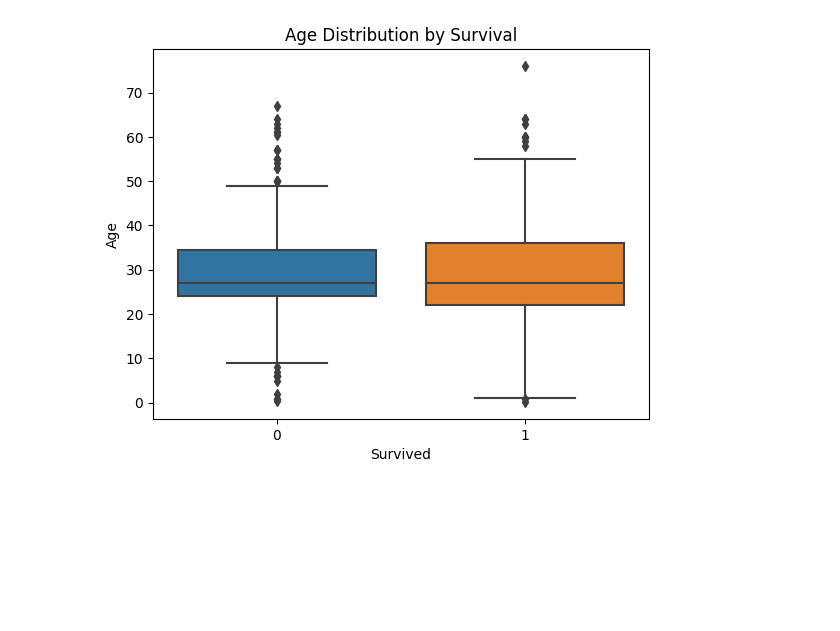
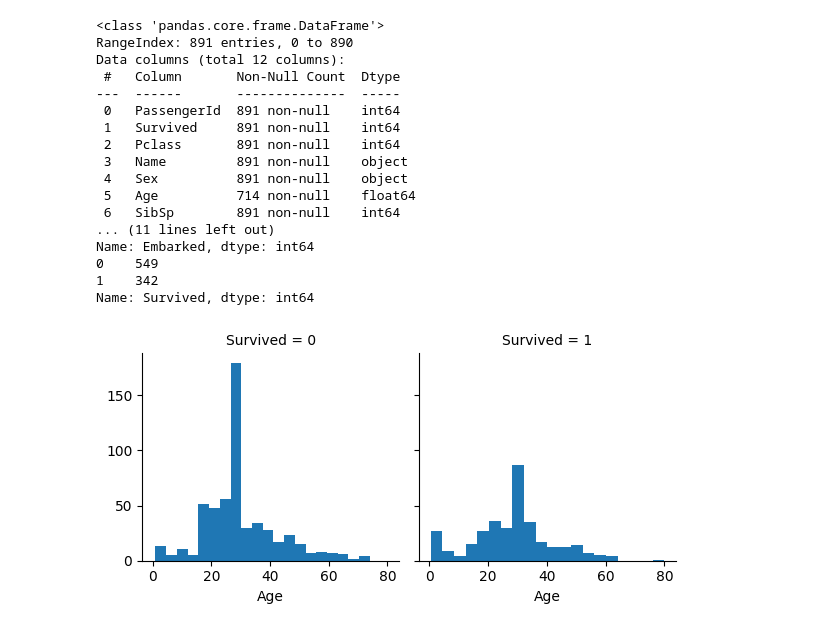
Before and after one commit to harini1411/harini1411, a Jupyter notebook: PRODIGY_DS_02.ipynb, the cells around one changed output. Saved outputs shown, nothing was run; the diff lists cells and outputs as text; code cells hidden in the pictures; blank space fills up the shorter version.

```diff
--- a/PRODIGY_DS_02.ipynb
+++ b/PRODIGY_DS_02.ipynb
@@ -121,7 +3,50 @@ plt.show()
-# %%
-sns.boxplot(x='Survived', y='Age', data=titanic_data)
-plt.title('Age Distribution by Survival')
-plt.show()
-# %% [output]
-[figure, removed]
+# %%
+import pandas as pd
+import matplotlib.pyplot as mp
+import seaborn as sns
+
+data = pd.read_csv('/content/Titanic-Dataset.csv')
+
+print(data.info())
+
+data.isnull().sum()
+
+data['Sex']=data['Sex'].replace({'male':1,'female':0})
+
+data['Age'].fillna(data['Age'].mean(), inplace=True)
+
+Embarked_counts = data['Embarked'].value_counts()
+print(Embarked_counts)
+
+data["Embarked"].fillna(data["Embarked"].mode()[0], inplace=True)
+
+data['Embarked'] = data['Embarked'].replace({'S':1,'C':2,'Q':3})
+
+data=data.drop(columns=['PassengerId', 'Name', 'Cabin', 'Ticket'], axis=1)
+
+Survived_counts = data['Survived'].value_counts()
+print(Survived_counts)
+
+age=sns.FacetGrid(data,col='Survived')
+age.map(mp.hist,'Age',bins=20)
+mp.show()
+# %% [output]
+<class 'pandas.core.frame.DataFrame'>
+RangeIndex: 891 entries, 0 to 890
+Data columns (total 12 columns):
+ #   Column       Non-Null Count  Dtype
+---  ------       --------------  -----
+ 0   PassengerId  891 non-null    int64
+ 1   Survived     891 non-null    int64
+ 2   Pclass       891 non-null    int64
+ 3   Name         891 non-null    object
+ 4   Sex          891 non-null    object
+ 5   Age          714 non-null    float64
+ 6   SibSp        891 non-null    int64
+... (11 lines left out)
+Name: Embarked, dtype: int64
+0    549
+1    342
+Name: Survived, dtype: int64
+[figure, added]
 # %%
```
Also changed, not shown: parts of 16 cells of this notebook.
